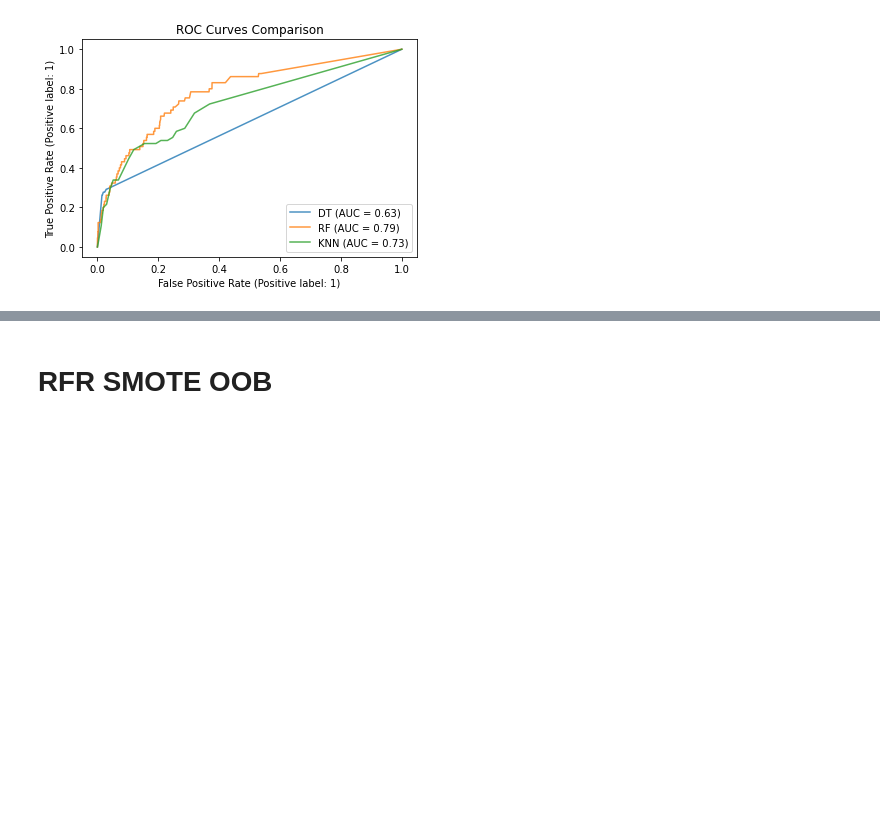
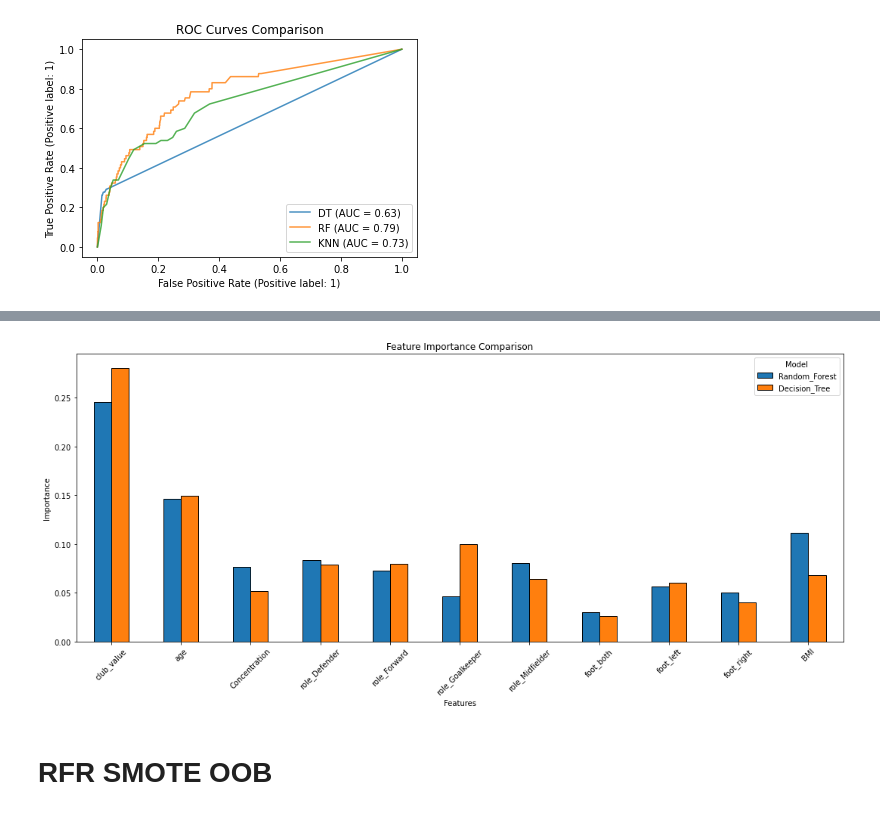
Before and after one commit to Sba22246/thesis, a Jupyter notebook: CAPSTONE_PART_3B-checkpoint.ipynb, the cells around one changed output, grey strips where cells are left out. Cells and saved outputs as stored; diff of their text form; code cells hidden in the pictures; blank space fills up the shorter version.

```diff
--- a/CAPSTONE_PART_3B-checkpoint.ipynb
+++ b/CAPSTONE_PART_3B-checkpoint.ipynb
@@ -1743,3 +1816,19 @@ plt.show()
 # %% [output]
 <Figure size 720x576 with 0 Axes>
 [figure]
+# %%
+
+
+# X_train_smote is a DataFrame
+features = X_train_smote.columns
+
+# Create a DataFrame to store feature importances
+feature_importance_df = pd.DataFrame({
+    'Feature': features,
+    'Random_Forest': rf_importances,
+    'Decision_Tree': dt_importances,
+
+})
+
+# Display the table
+print(feature_importance_df)
@@ -1745,0 +1848,13 @@ plt.show()
+# %%
+# Plotting
+feature_importance_df.set_index('Feature').plot(kind='bar', figsize=(15, 7))
+
+plt.title('Feature Importance Comparison')
+plt.ylabel('Importance')
+plt.xlabel('Features')
+plt.xticks(rotation=45)
+plt.tight_layout()
+plt.legend(title='Model')
+plt.show()
+# %% [output]
+[figure, added]
```
Also changed, not shown: parts of 15 cells of this notebook.
